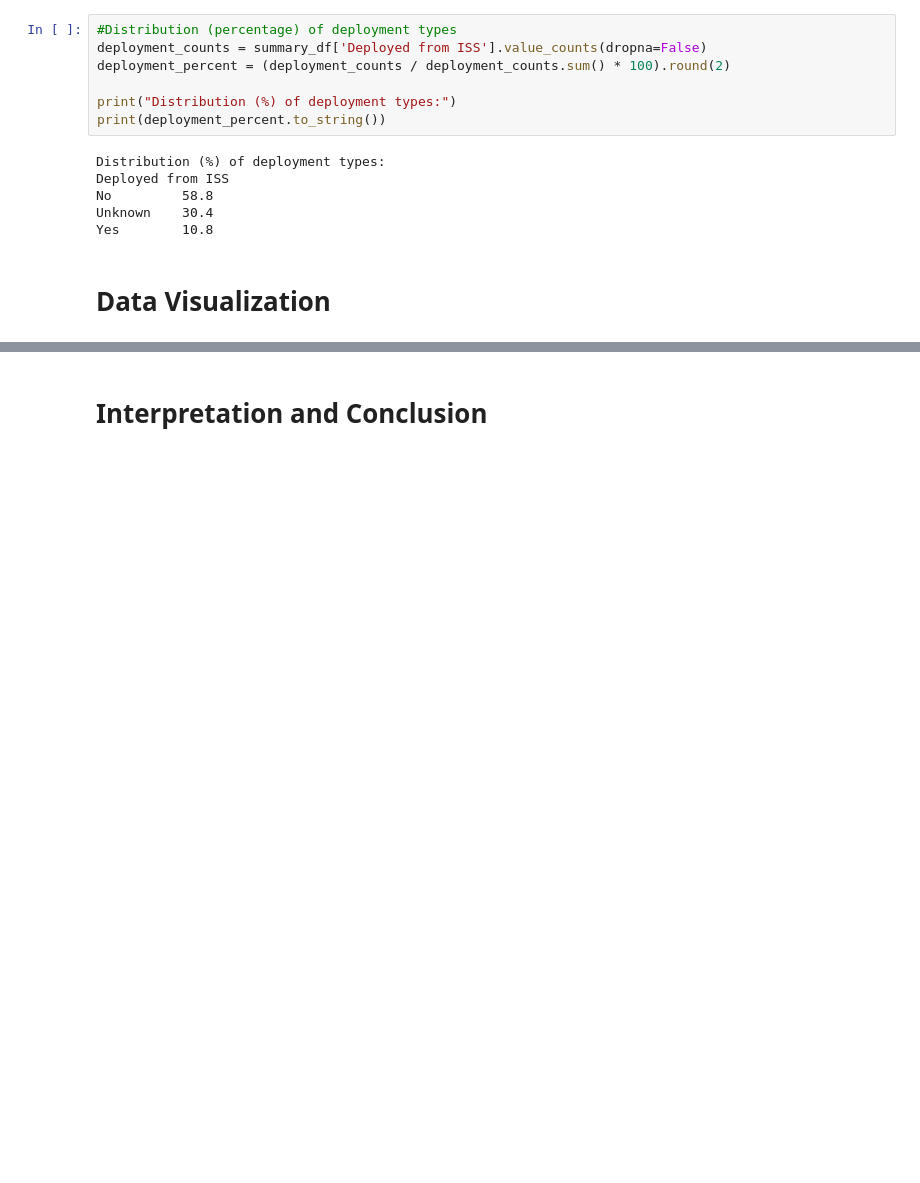
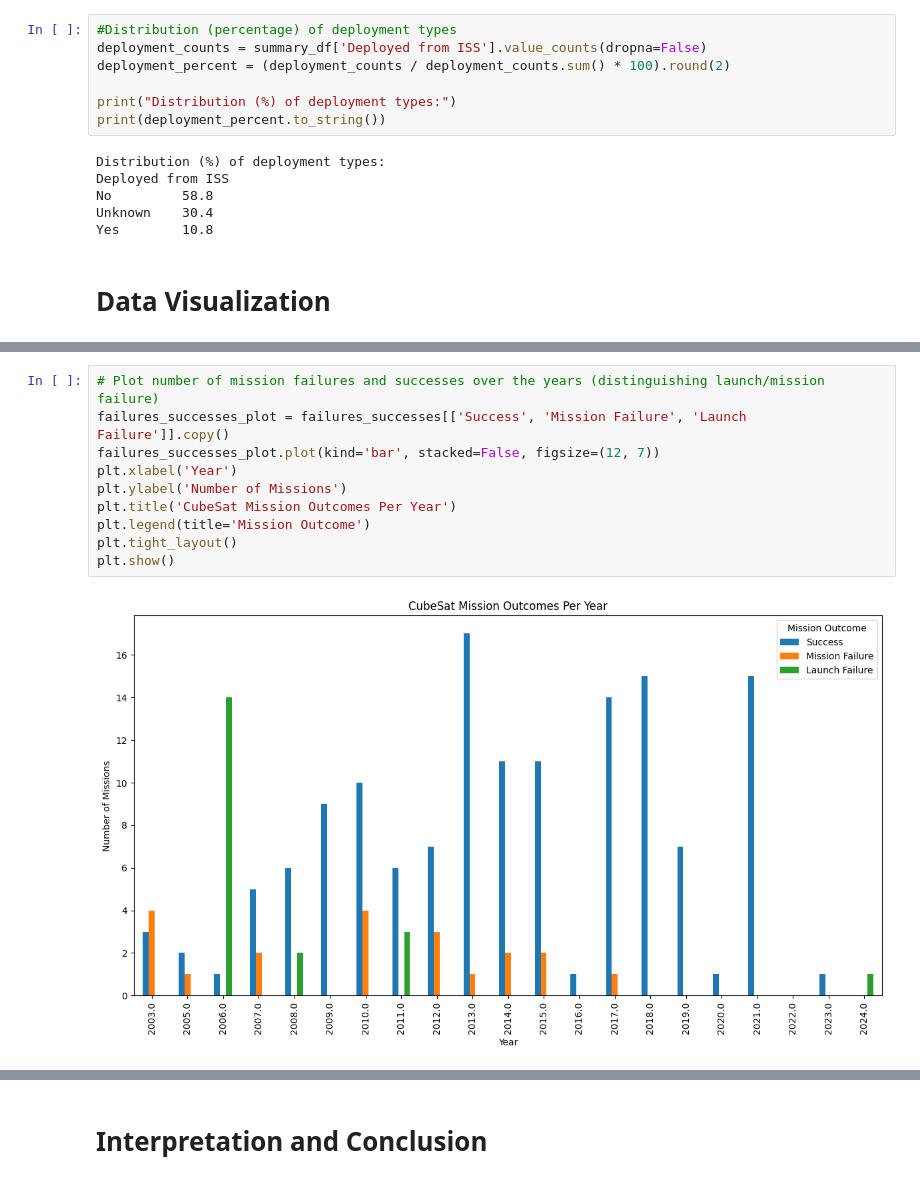
Before and after one commit to minihic/cubesatlab-assignment, a Jupyter notebook: assignment1.ipynb, the cells around one changed output, grey strips where cells are left out. Cells and saved outputs as stored; diff of their text form; blank space fills up the shorter version.

```diff
--- a/assignment1.ipynb
+++ b/assignment1.ipynb
@@ -451,0 +476,12 @@ freiofr
+# %%
+# Plot number of mission failures and successes over the years (distinguishing launch/mission failure)
+failures_successes_plot = failures_successes[['Success', 'Mission Failure', 'Launch Failure']].copy()
+failures_successes_plot.plot(kind='bar', stacked=False, figsize=(12, 7))
+plt.xlabel('Year')
+plt.ylabel('Number of Missions')
+plt.title('CubeSat Mission Outcomes Per Year')
+plt.legend(title='Mission Outcome')
+plt.tight_layout()
+plt.show()
+# %% [output]
+[figure, added]
```
Also changed, not shown: parts of 5 cells of this notebook.
